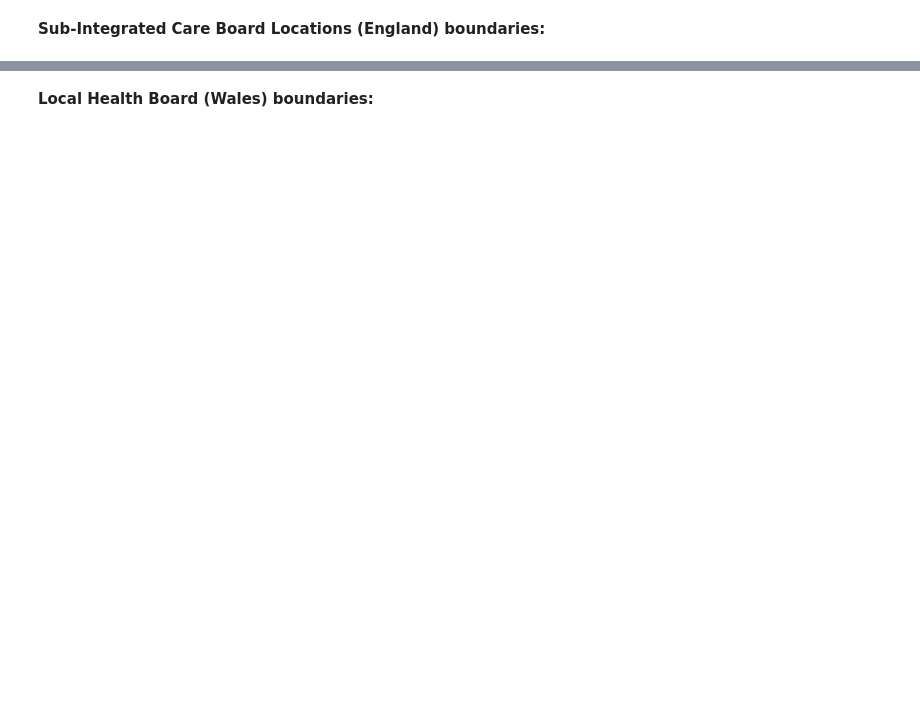
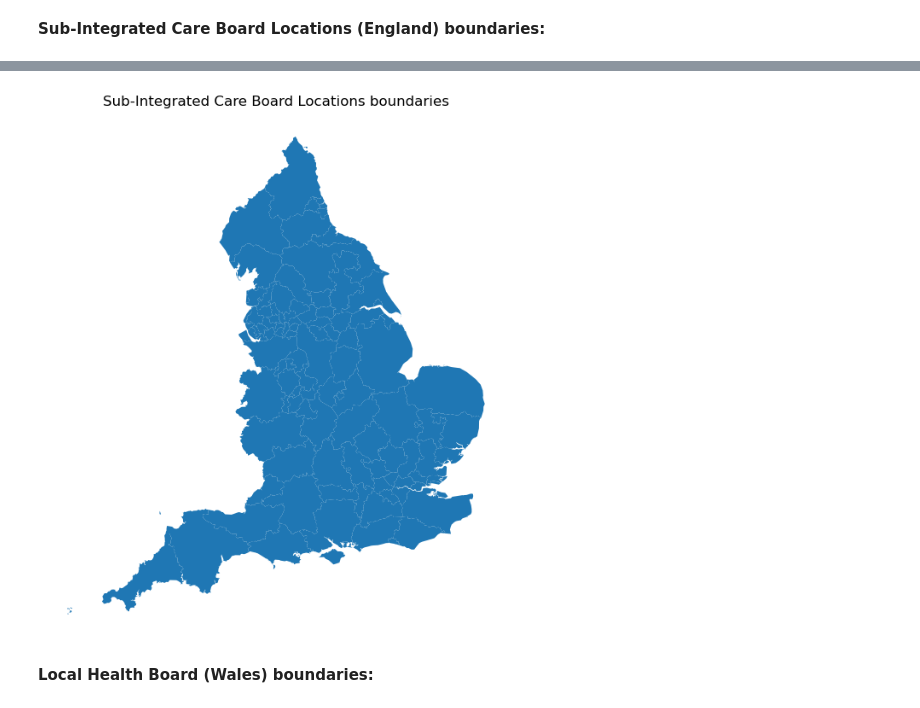
Before and after one commit to stroke-modelling/stroke-maps, a Jupyter notebook: docs/02_import_data.ipynb, the cells around one changed output, grey strips where cells are left out. Saved outputs shown, nothing was run; the diff lists cells and outputs as text; code cells hidden in the pictures; blank space fills up the shorter version.

```diff
--- a/docs/02_import_data.ipynb
+++ b/docs/02_import_data.ipynb
@@ -140,3 +183,7 @@ gdf_sicbl.head(3).T
+# %%
+plot_boundaries(gdf_sicbl, 'Sub-Integrated Care Board Locations boundaries')
+# %% [output]
+[figure, added]
 # %% [markdown]
 __Local Health Board (Wales) boundaries:__
 # %%
```
Also changed, not shown: parts of 11 cells of this notebook.
